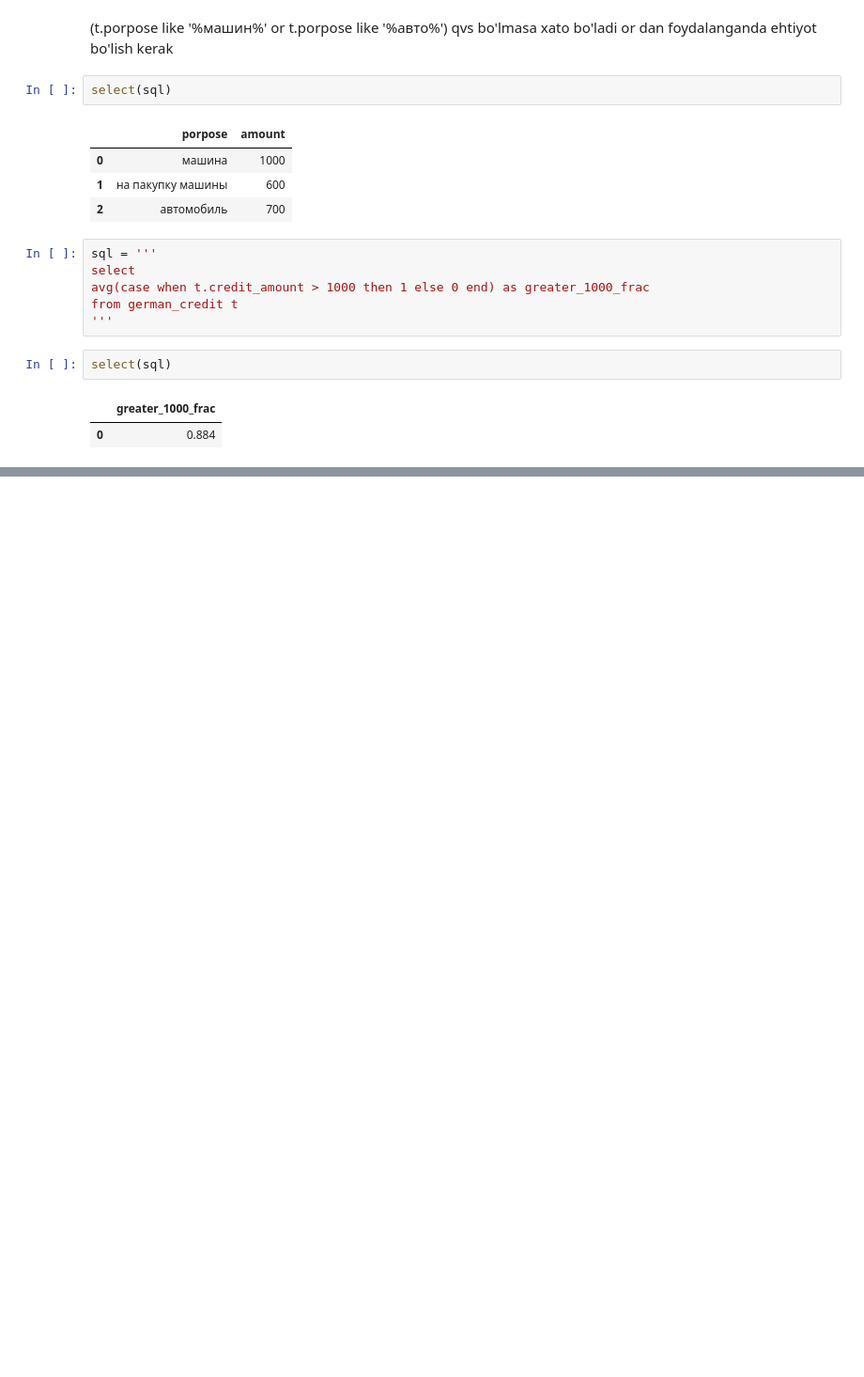
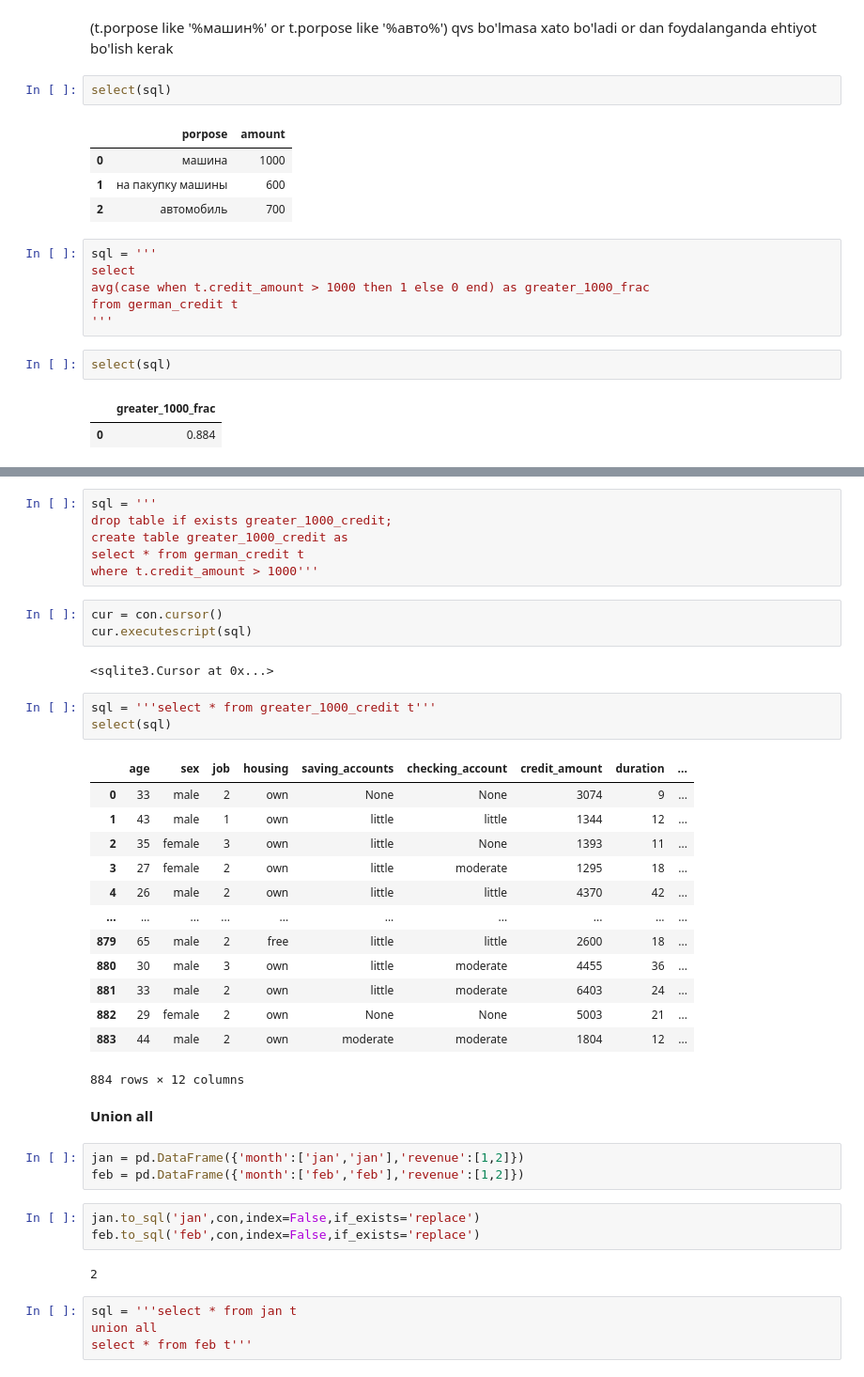
Before and after one commit to bakhodirabdullayevich/SQL_notebooks, a Jupyter notebook: SQLite3.ipynb, the cells around one changed output, grey strips where cells are left out. Shown at 94% size. Cells and saved outputs as stored; diff of their text form; blank space fills up the shorter version.

```diff
--- a/SQLite3.ipynb
+++ b/SQLite3.ipynb
@@ -241,0 +278,42 @@ select(sql)
+# %%
+sql = '''
+drop table if exists greater_1000_credit;
+create table greater_1000_credit as
+select * from german_credit t
+where t.credit_amount > 1000'''
+# %%
+cur = con.cursor()
+cur.executescript(sql)
+# %% [output]
+<sqlite3.Cursor at 0x...>
+# %%
+sql = '''select * from greater_1000_credit t'''
+select(sql)
+# %% [output]
+|  | age | sex | job | housing | saving_accounts | checking_account | credit_amount | duration | ... |
+| 0 | 33 | male | 2 | own | None | None | 3074 | 9 | ... |
+| 1 | 43 | male | 1 | own | little | little | 1344 | 12 | ... |
+| 2 | 35 | female | 3 | own | little | None | 1393 | 11 | ... |
+| 3 | 27 | female | 2 | own | little | moderate | 1295 | 18 | ... |
+| 4 | 26 | male | 2 | own | little | little | 4370 | 42 | ... |
+| ... | ... | ... | ... | ... | ... | ... | ... | ... | ... |
+| 879 | 65 | male | 2 | free | little | little | 2600 | 18 | ... |
+| 880 | 30 | male | 3 | own | little | moderate | 4455 | 36 | ... |
+| 881 | 33 | male | 2 | own | little | moderate | 6403 | 24 | ... |
+| 882 | 29 | female | 2 | own | None | None | 5003 | 21 | ... |
+| 883 | 44 | male | 2 | own | moderate | moderate | 1804 | 12 | ... |
+884 rows × 12 columns
+# %% [markdown]
+**Union all**
+# %%
+jan = pd.DataFrame({'month':['jan','jan'],'revenue':[1,2]})
+feb = pd.DataFrame({'month':['feb','feb'],'revenue':[1,2]})
+# %%
+jan.to_sql('jan',con,index=False,if_exists='replace')
+feb.to_sql('feb',con,index=False,if_exists='replace')
+# %% [output]
+2
+# %%
+sql = '''select * from jan t
+union all
+select * from feb t'''
```
Also changed, not shown: parts of 23 cells of this notebook.
